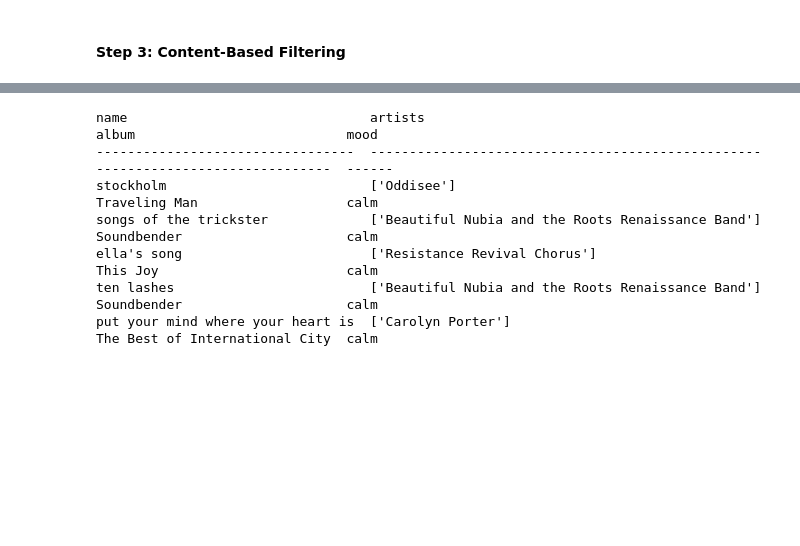
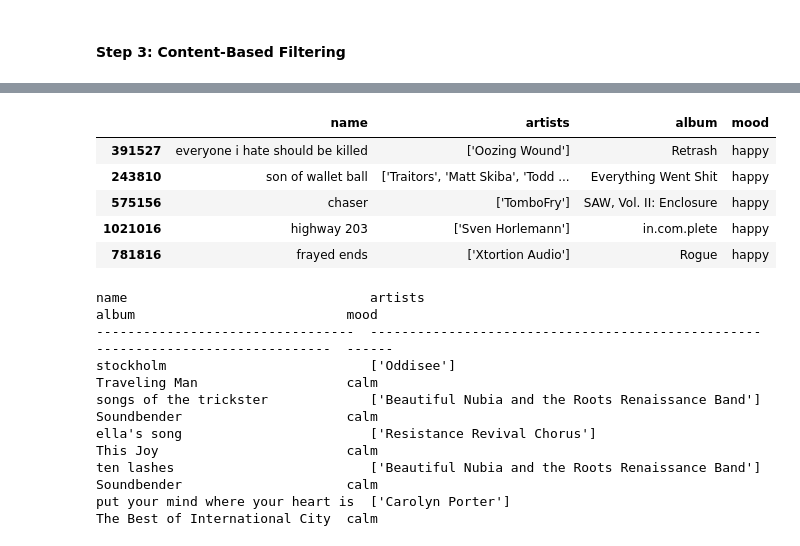
Before and after one commit to Harinisri012/Melodymatch-Songs-Recommendation-System, a Jupyter notebook: Melody Match - songs recommendation system .ipynb, the cells around one changed output, grey strips where cells are left out. Drawn from its saved outputs; the diff is of its cells as text; code cells hidden in the pictures; blank space fills up the shorter version.

```diff
--- a/Melody Match - songs recommendation system .ipynb
+++ b/Melody Match - songs recommendation system .ipynb
@@ -268,10 +289,20 @@ def recommend_songs_by_mood(mood, df, n_recommendations=5):
 # %%
-def hybrid_recommendation(song_name, mood, df, n_recommendations=5):
+def hybrid_recommendation(df, song_name, mood, n_recommendations=5):
     # Get song-based recommendations
-    song_recommendations = recommend_songs_by_song_name(song_name, df, n_recommendations * 2)
+    song_recommendations = recommend_songs_by_song_name(song_name=song_name, n_recommendations=n_recommendations * 2)
     # Filter recommendations by mood
     mood_recommendations = song_recommendations[song_recommendations['mood'] == mood].head(n_recommendations)
     return mood_recommendations
+
+hybrid_recommendation = partial(hybrid_recommendation, df = df)
+hybrid_recommendation(song_name = "ten", mood = "happy")
+# %% [output]
+|  | name | artists | album | mood |
+| 391527 | everyone i hate should be killed | ['Oozing Wound'] | Retrash | happy |
+| 243810 | son of wallet ball | ['Traitors', 'Matt Skiba', 'Todd ... | Everything Went Shit | happy |
+| 575156 | chaser | ['TomboFry'] | SAW, Vol. II: Enclosure | happy |
+| 1021016 | highway 203 | ['Sven Horlemann'] | in.com.plete | happy |
+| 781816 | frayed ends | ['Xtortion Audio'] | Rogue | happy |
 # %%
 from tabulate import tabulate
 
```
Also changed, not shown: parts of 16 cells of this notebook, 4 other files.
